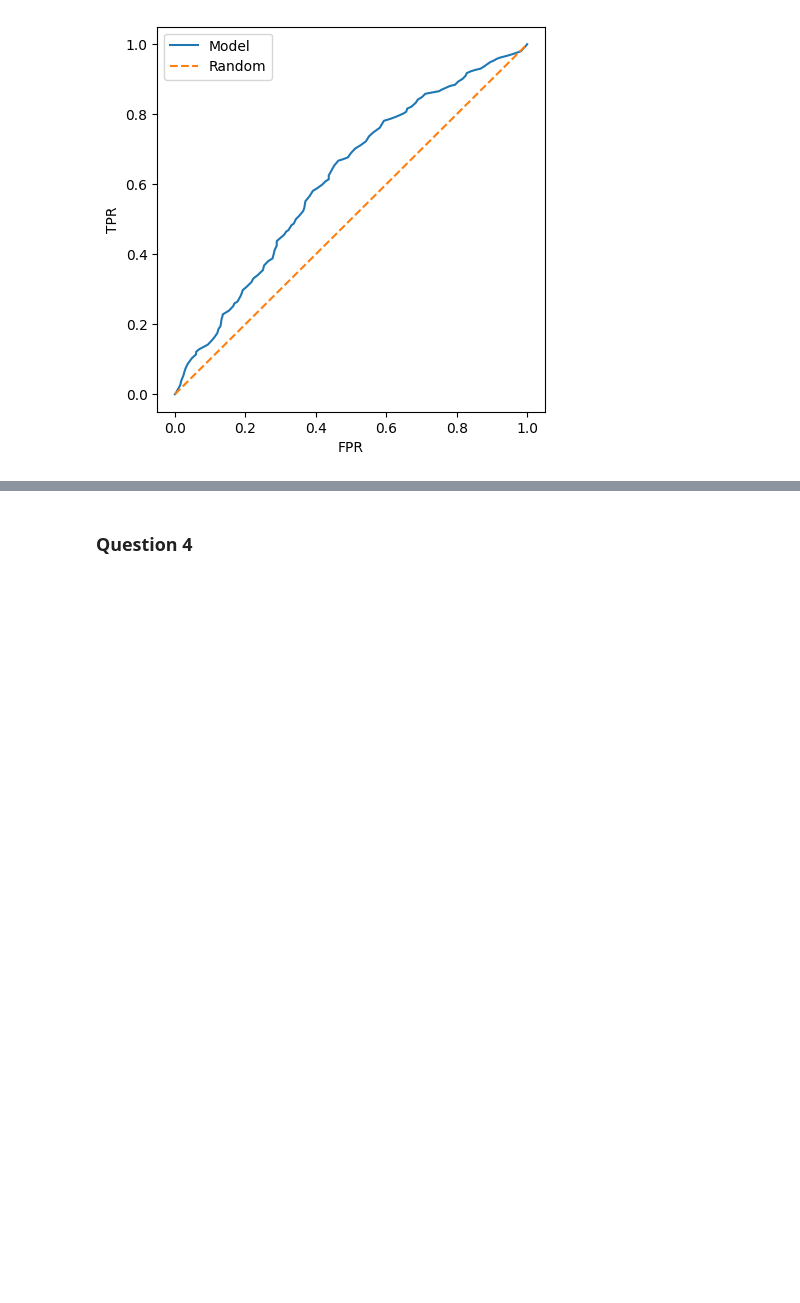
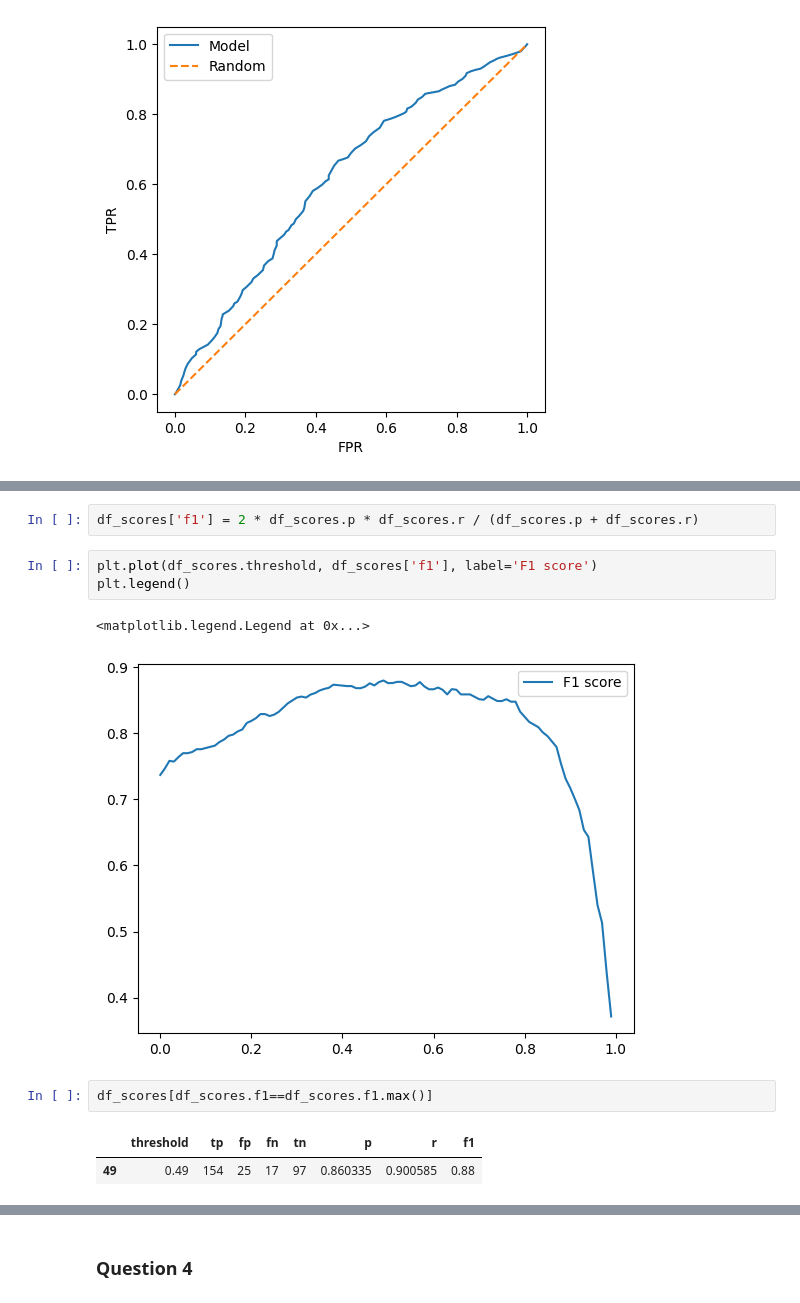
Before and after one commit to denshe/ml-zoomcamp, a Jupyter notebook: ml-zoomcamp-2025-homework4.ipynb, the cells around one changed output, grey strips where cells are left out. Saved outputs shown, nothing was run; the diff lists cells and outputs as text; blank space fills up the shorter version.

```diff
--- a/ml-zoomcamp-2025-homework4.ipynb
+++ b/ml-zoomcamp-2025-homework4.ipynb
@@ -180,0 +234,13 @@ location - 0.0
+# %%
+df_scores['f1'] = 2 * df_scores.p * df_scores.r / (df_scores.p + df_scores.r)
+# %%
+plt.plot(df_scores.threshold, df_scores['f1'], label='F1 score')
+plt.legend()
+# %% [output]
+<matplotlib.legend.Legend at 0x...>
+[figure, added]
+# %%
+df_scores[df_scores.f1==df_scores.f1.max()]
+# %% [output]
+|  | threshold | tp | fp | fn | tn | p | r | f1 |
+| 49 | 0.49 | 154 | 25 | 17 | 97 | 0.860335 | 0.900585 | 0.88 |
```
Also changed, not shown: parts of 21 cells of this notebook.
